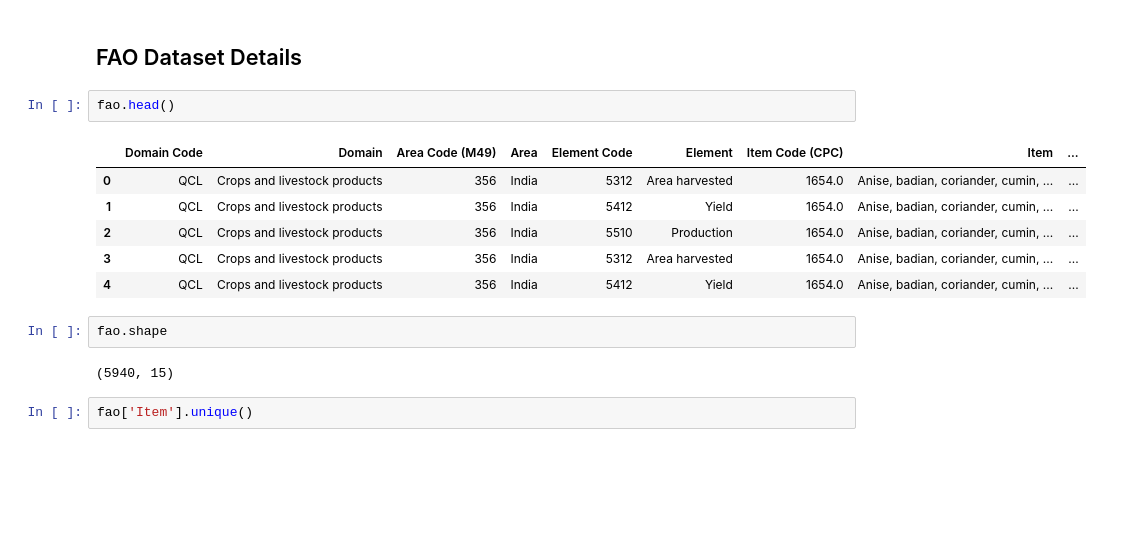
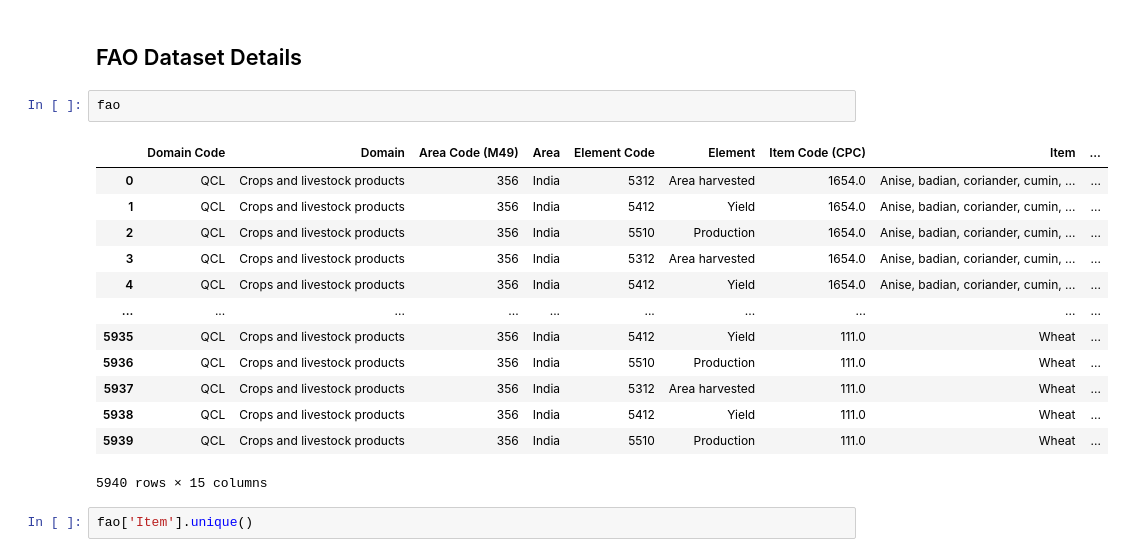
Before and after one commit to springboardmentor2468a-lab/AgriYield, a Jupyter notebook: AgriYield_Predictor.ipynb, the cells around one changed output. Saved outputs shown, nothing was run; the diff lists cells and outputs as text; blank space fills up the shorter version.

```diff
--- a/AgriYield_Predictor.ipynb
+++ b/AgriYield_Predictor.ipynb
@@ -239,18 +239,21 @@ crop = pd.read_csv("/content/Crop_recommendation.csv")
 # %% [markdown]
 ## FAO Dataset Details
 # %%
-fao.head()
+fao
 # %% [output]
 |  | Domain Code | Domain | Area Code (M49) | Area | Element Code | Element | Item Code (CPC) | Item | ... |
 | 0 | QCL | Crops and livestock products | 356 | India | 5312 | Area harvested | 1654.0 | Anise, badian, coriander, cumin, ... | ... |
 | 1 | QCL | Crops and livestock products | 356 | India | 5412 | Yield | 1654.0 | Anise, badian, coriander, cumin, ... | ... |
 | 2 | QCL | Crops and livestock products | 356 | India | 5510 | Production | 1654.0 | Anise, badian, coriander, cumin, ... | ... |
 | 3 | QCL | Crops and livestock products | 356 | India | 5312 | Area harvested | 1654.0 | Anise, badian, coriander, cumin, ... | ... |
 | 4 | QCL | Crops and livestock products | 356 | India | 5412 | Yield | 1654.0 | Anise, badian, coriander, cumin, ... | ... |
+| ... | ... | ... | ... | ... | ... | ... | ... | ... | ... |
+| 5935 | QCL | Crops and livestock products | 356 | India | 5412 | Yield | 111.0 | Wheat | ... |
+| 5936 | QCL | Crops and livestock products | 356 | India | 5510 | Production | 111.0 | Wheat | ... |
+| 5937 | QCL | Crops and livestock products | 356 | India | 5312 | Area harvested | 111.0 | Wheat | ... |
+| 5938 | QCL | Crops and livestock products | 356 | India | 5412 | Yield | 111.0 | Wheat | ... |
+| 5939 | QCL | Crops and livestock products | 356 | India | 5510 | Production | 111.0 | Wheat | ... |
+5940 rows × 15 columns
-# %%
-fao.shape
-# %% [output]
-(5940, 15)
 # %%
 fao['Item'].unique()
 # %% [output]
```
Also changed, not shown: parts of 140 cells of this notebook.
